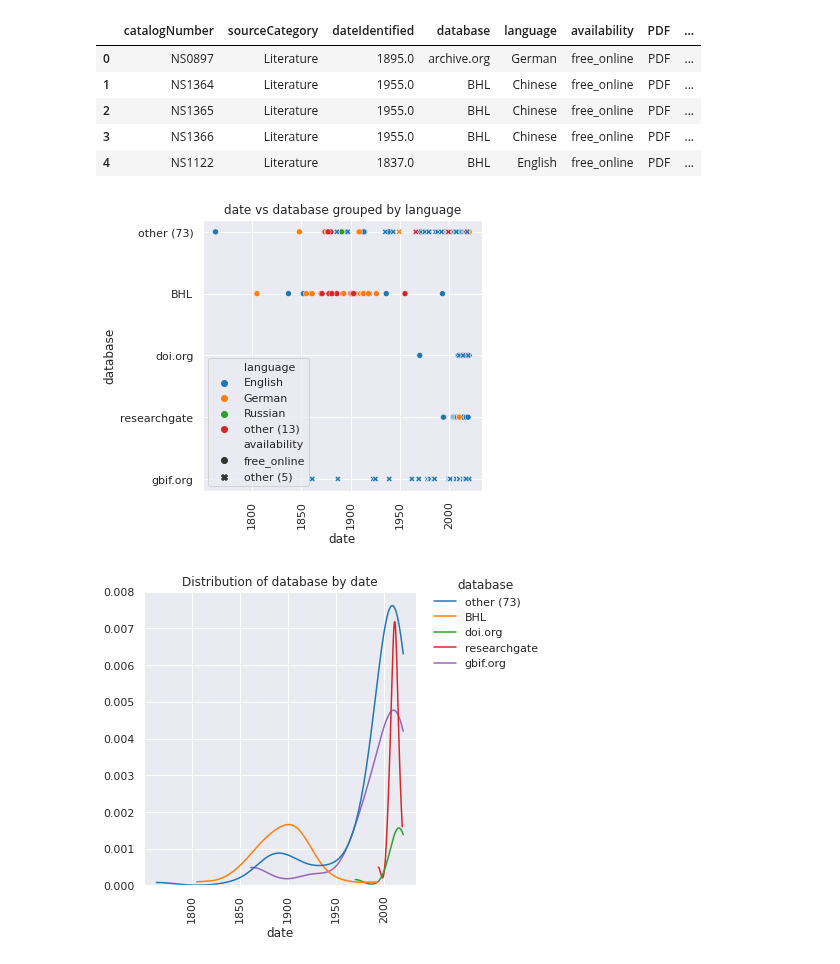
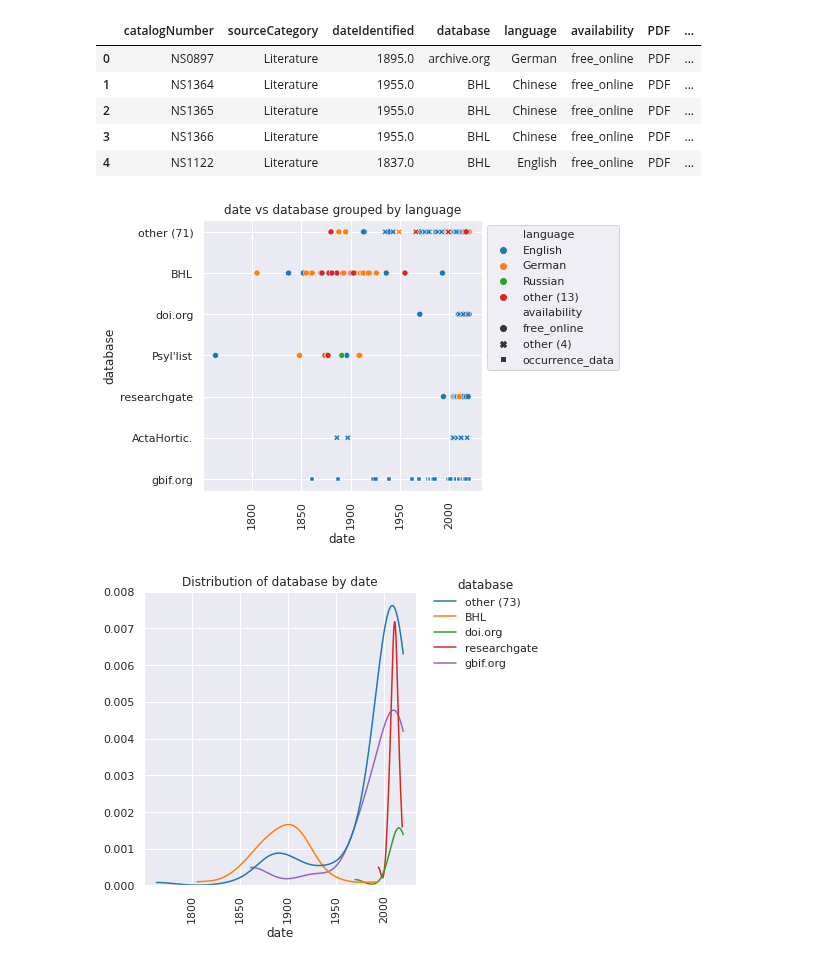
Before and after one commit to e-lubrini/psylve, a Jupyter notebook: dataset_overview/dataset_visualisation.ipynb, the cells around one changed output. Saved outputs shown, nothing was run; the diff lists cells and outputs as text; code cells hidden in the pictures.

```diff
--- a/dataset_overview/dataset_visualisation.ipynb
+++ b/dataset_overview/dataset_visualisation.ipynb
@@ -32,20 +32,20 @@ save_dir = os.path.join(os.getcwd(), 'imgs')
 # %%
 x = 'dateIdentified'
 y = 'database'
 hue = 'language'
 style='availability'
 
 plot(x=x, y=y, hue=hue, style=style, data=df,
     type='scatter',
-    split={hue:4,style:2,y:5}, #slice_top={y:5},
-    legend_position='lower left',
+    split={hue:4,style:3,y:7}, #slice_top={y:5},
+    legend_position='out',
     drop_doubles=[key_id],
-    xlabel='date', ylabel='database', huelabel='',
+    xlabel='date', ylabel='database',
     sort_alpha=[hue],
     save_dir = save_dir,
     )
 # %% [output]
-[figure, old version]
+[figure, new version]
 # %%
 x = 'dateIdentified'
 hue = 'database'
```
Also changed, not shown: parts of 4 cells of this notebook, 11 other files.
